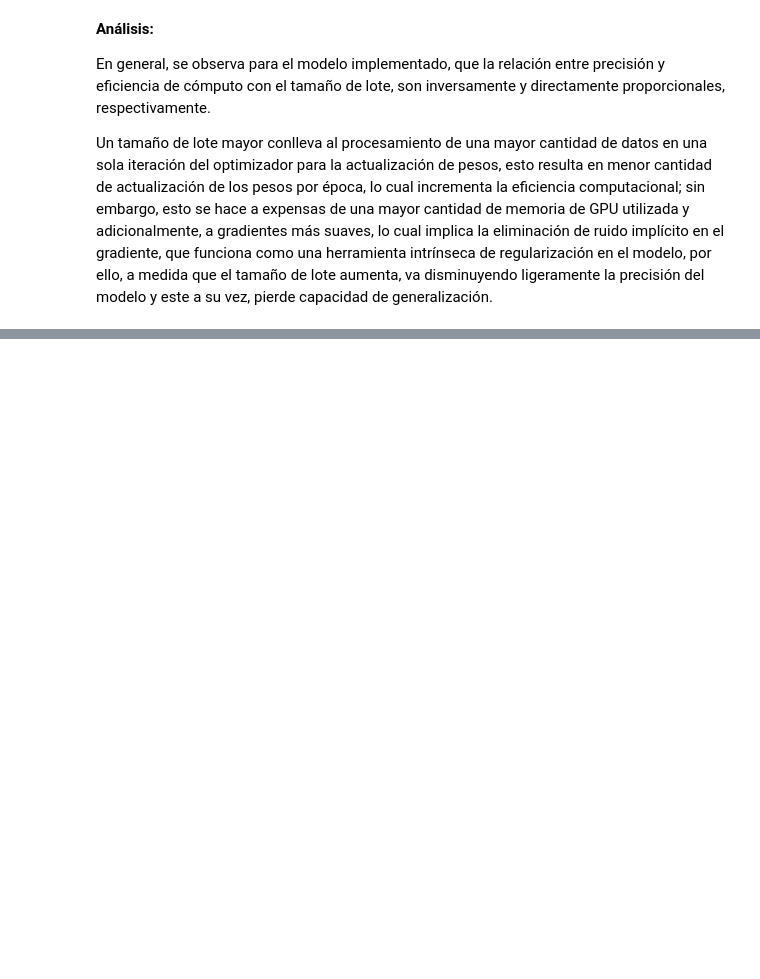
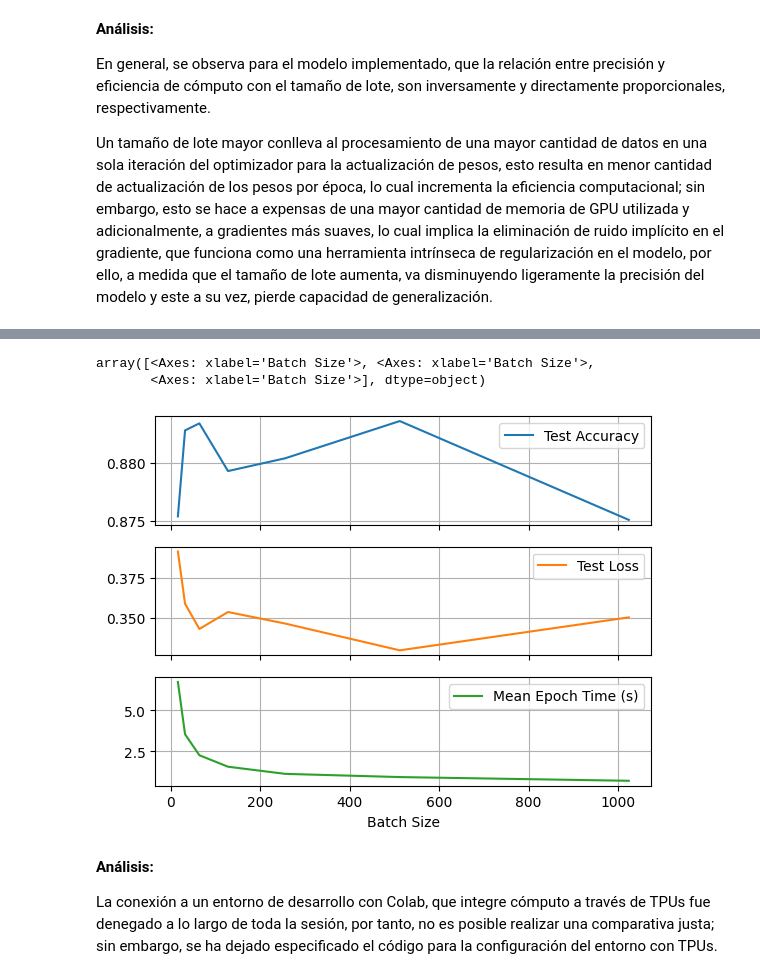
Before and after one commit to JuanJGalindo/ML-Theory, a Jupyter notebook: Tarea7/1_Introduction_DL.ipynb, the cells around one changed output, grey strips where cells are left out. Drawn from its saved outputs; the diff is of its cells as text; code cells hidden in the pictures; blank space fills up the shorter version.

Commit message:
Se creó con Colab

```diff
--- a/Tarea7/1_Introduction_DL.ipynb
+++ b/Tarea7/1_Introduction_DL.ipynb
@@ -821,0 +930,39 @@ Un tamaño de lote mayor conlleva al procesamiento de una mayor cantidad de dato
+# %%
+batchSizes = [16, 32, 64, 128, 256, 512, 1024]
+results = []
+
+for batch in batchSizes:
+  print(f"Training with batch size: {batch}")
+
+  # Instantiate and Compile Model
+  with strategy.scope():
+        model = createModel()
+  epochTimes = []
+
+  # Time CallBack Class
+  class EpochTimeCallback(tf.keras.callbacks.Callback):
+    def on_epoch_begin(self, epoch, logs=None):
+      self.epoch_start_time = time()
+
+    def on_epoch_end(self, epoch, logs=None):
+      epoch_end_time = time()
+      elapsed_time = epoch_end_time - self.epoch_start_time
+      epochTimes.append(elapsed_time)
+      print(f"\nEpoch {epoch+1} completed in {elapsed_time:.4f} seconds")
+
+  # Train Model
+  history = model.fit(X_train, y_train, epochs=10, batch_size = batch,
+                    validation_data=(X_valid, y_valid),
+                    callbacks=[EpochTimeCallback()])
+
+  # Evaluate on Test Data
+  testLoss, testAcc = model.evaluate(X_test, y_test, verbose=0)
+
+  # Compute Metrics
+  meanEpochTime = np.mean(epochTimes)
+  results.append({
+      'Batch Size': batch,
+      'Test Accuracy': testAcc,
+      'Test Loss': testLoss,
+      'Mean Epoch Time (s)': meanEpochTime
+  })
@@ -821,0 +988,4 @@ Un tamaño de lote mayor conlleva al procesamiento de una mayor cantidad de dato
+# %%
+resultsDF = pd.DataFrame(results)
+print("\n================ TPU Batch Size Comparison ================")
+print(resultsDF.to_string(index=False))
@@ -821,0 +1002,10 @@ Un tamaño de lote mayor conlleva al procesamiento de una mayor cantidad de dato
+# %%
+resultsDF.plot(x='Batch Size', y=['Test Accuracy', 'Test Loss', 'Mean Epoch Time (s)'], subplots=True, grid=True)
+# %% [output]
+array([<Axes: xlabel='Batch Size'>, <Axes: xlabel='Batch Size'>,
+       <Axes: xlabel='Batch Size'>], dtype=object)
+[figure, added]
+# %% [markdown]
+**Análisis:**
+
+La conexión a un entorno de desarrollo con Colab, que integre cómputo a través de TPUs fue denegado a lo largo de toda la sesión, por tanto, no es posible realizar una comparativa justa; sin embargo, se ha dejado especificado el código para la configuración del entorno con TPUs.
```
Also changed, not shown: parts of 13 cells of this notebook.
